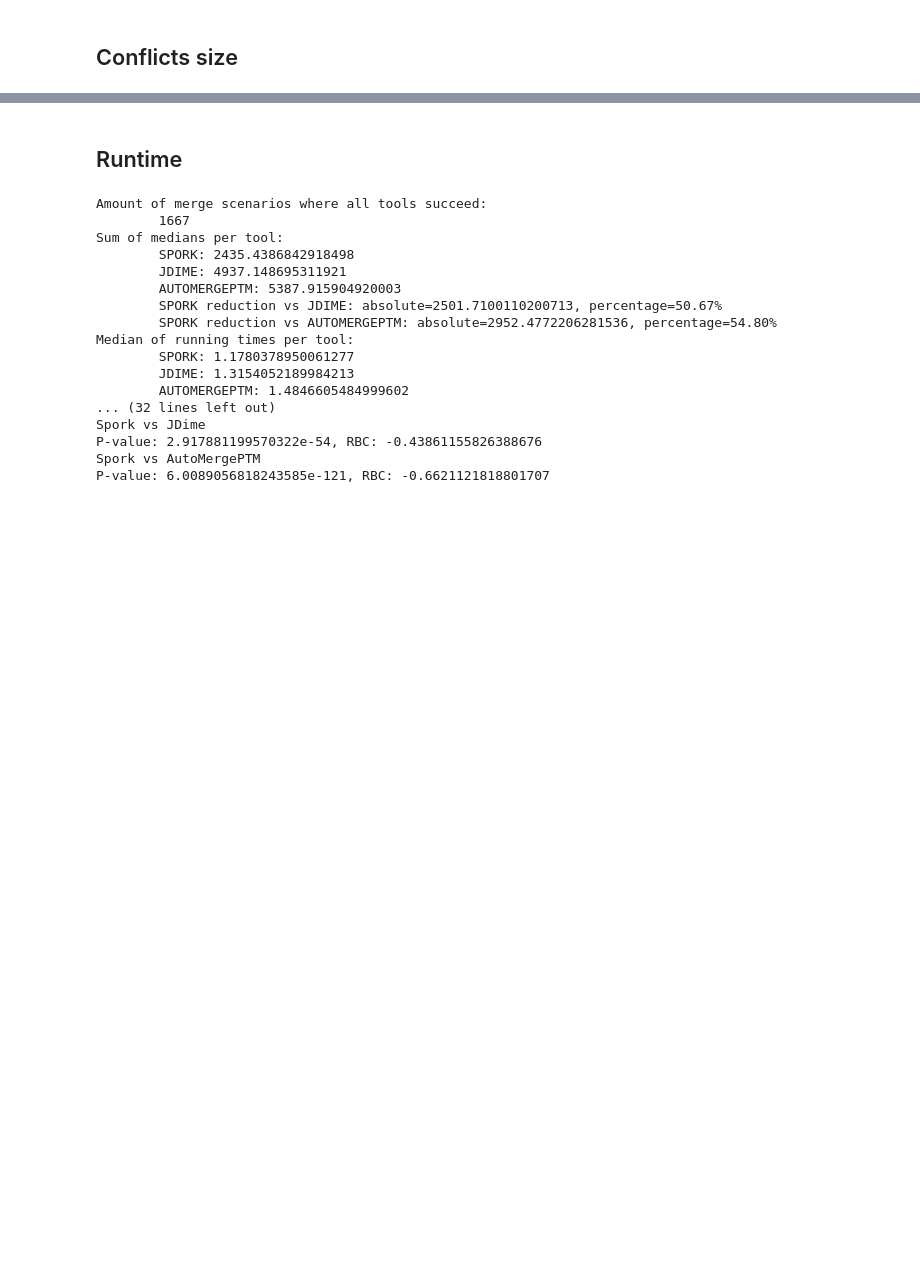
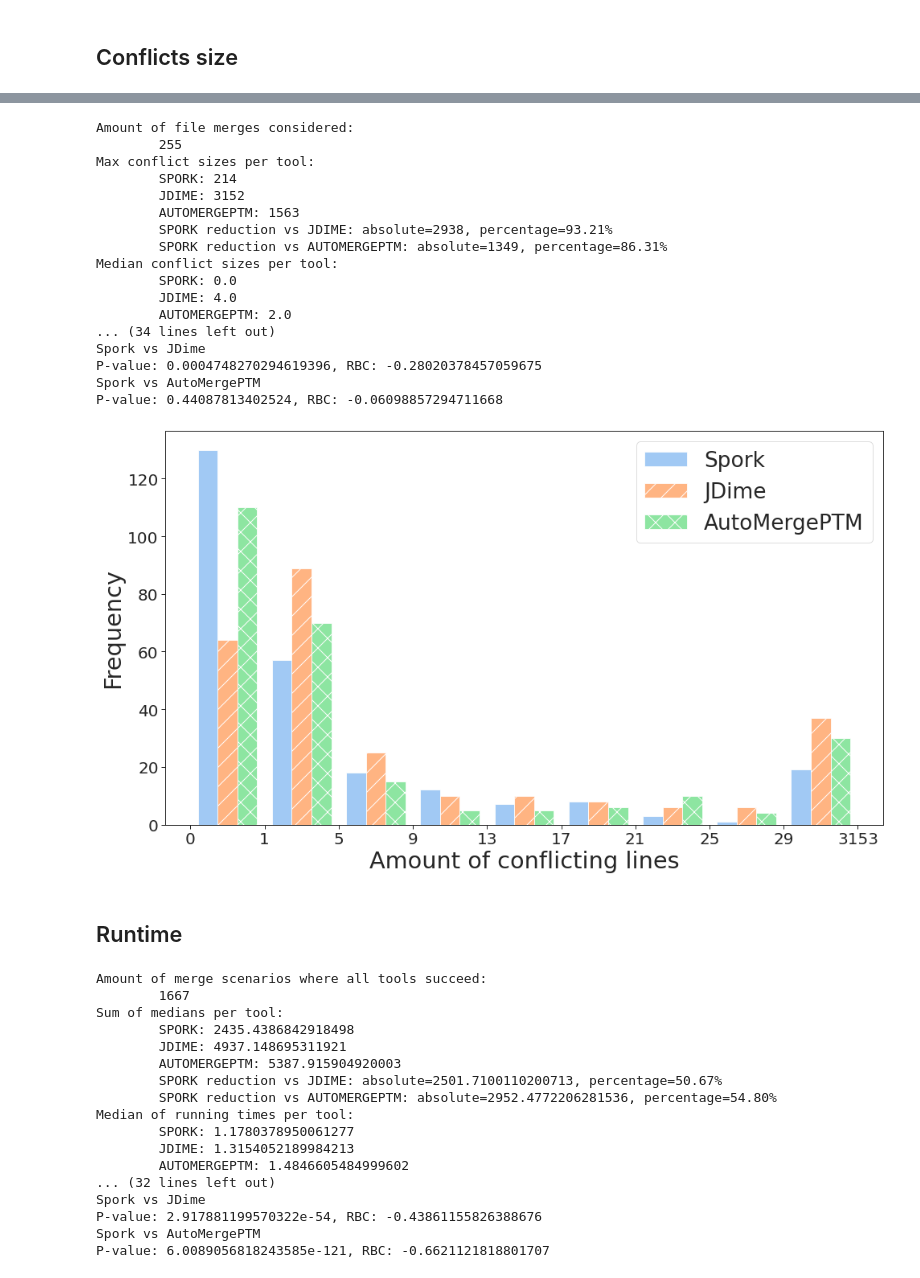
Before and after one commit to slarse/spork-experiments, a Jupyter notebook: analysis.ipynb, the cells around one changed output, grey strips where cells are left out. Drawn from its saved outputs; the diff is of its cells as text; code cells hidden in the pictures; blank space fills up the shorter version.

```diff
--- a/analysis.ipynb
+++ b/analysis.ipynb
@@ -420,3 +355,68 @@ P-value: 0.44087813402524, RBC: -0.06098857294711668
+# %%
+def plot_conflict_sizes():
+    # note: using [-3, 1) as the first bin is a hack to ensure that all bins
+    # are of equal size, graphically
+    left_bound = -3
+    bins = [left_bound, 1, 5, 9, 13, 17, 21, 25, 29, 33]
+    non_fail_conflict_dirs = CONFLICT_MERGE_DIRS - FAIL_MERGE_DIRS
+    aligned_conflict_sizes = (
+        FILE_MERGE_EVALS[FILE_MERGE_EVALS.merge_dir.isin(non_fail_conflict_dirs)]
+        .groupby(["merge_dir", "merge_cmd"])
+        .conflict_size.sum()
+        .unstack()
+    )
+    print_conflict_size_details(aligned_conflict_sizes)
+    histogram(
+        aligned_conflict_sizes,
+        bins=bins,
+        xlabel="Amount of conflicting lines",
+        bound_to_label={left_bound: "0"},
+    )
+
+def print_conflict_size_details(conflict_sizes: pd.DataFrame) -> None:
+    print(f"Amount of file merges considered:\n\t{len(conflict_sizes)}")
+
+    print("Max conflict sizes per tool:")
+    print_tool_results(conflict_sizes, callback=np.max)
+
+    print("Median conflict sizes per tool:")
+    print_tool_results(conflict_sizes, callback=np.median)
+
+    print("Total conflict sizes per tool:")
+    print_tool_results(conflict_sizes, callback=np.sum)
+
+    print("Amount of files with >= 5 conflicting lines")
+    print_tool_results(conflict_sizes, callback=count(lambda size: size >= 5))
+
+    print("Amount of files with >= 10 conflicting lines")
+    print_tool_results(conflict_sizes, callback=count(lambda size: size >= 10))
+
+    print("Amount of files with >= 20 conflicting lines")
+    print_tool_results(conflict_sizes, callback=count(lambda size: size >= 20))
+
+    print_size_compared_to_spork(conflict_sizes)
+
+
+plot_conflict_sizes()
+# %% [output]
+Amount of file merges considered:
+        255
+Max conflict sizes per tool:
+        SPORK: 214
+        JDIME: 3152
+        AUTOMERGEPTM: 1563
+        SPORK reduction vs JDIME: absolute=2938, percentage=93.21%
+        SPORK reduction vs AUTOMERGEPTM: absolute=1349, percentage=86.31%
+Median conflict sizes per tool:
+        SPORK: 0.0
+        JDIME: 4.0
+        AUTOMERGEPTM: 2.0
+... (34 lines left out)
+Spork vs JDime
+P-value: 0.0004748270294619396, RBC: -0.28020378457059675
+Spork vs AutoMergePTM
+P-value: 0.44087813402524, RBC: -0.06098857294711668
+[figure, added]
 # %% [markdown]
 ## Runtime
 # %%
```
Also changed, not shown: parts of 3 cells of this notebook, 1 other file.
